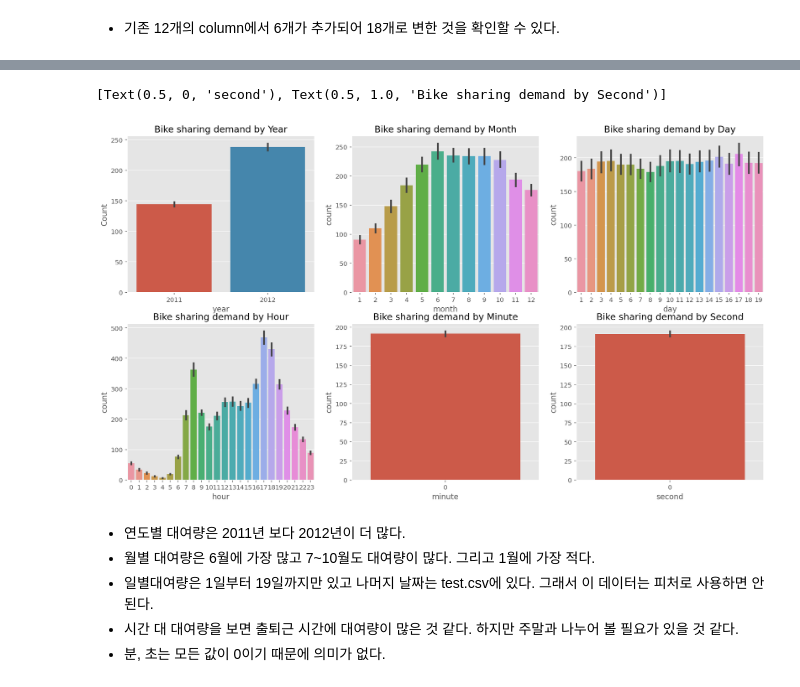
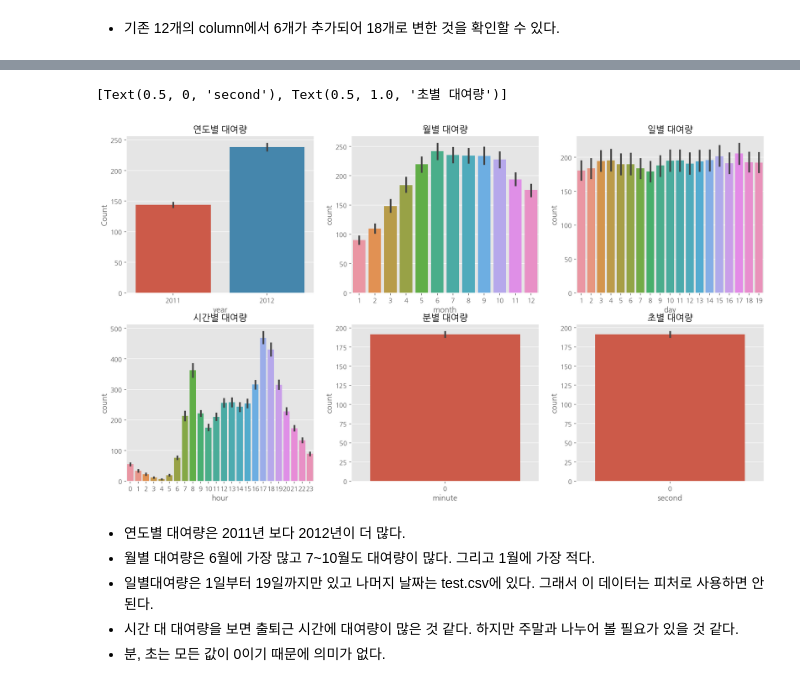
Before and after one commit to HwayoungYoon/Data-Analysis-Practice, a Jupyter notebook: bike-sharing-demand/kaggle_DS_bike_sharing_demand_EDA.ipynb, the cells around one changed output, grey strips where cells are left out. Cells and saved outputs as stored; diff of their text form; code cells hidden in the pictures.

```diff
--- a/bike-sharing-demand/kaggle_DS_bike_sharing_demand_EDA.ipynb
+++ b/bike-sharing-demand/kaggle_DS_bike_sharing_demand_EDA.ipynb
@@ -124,9 +133,8 @@ fm._rebuild()
 # %%
 from IPython.display import set_matplotlib_formats
 
-## Windows의 한글 폰트 설정
-# plt.rc('font', family='NanumGothic')
-
+# Windows의 한글 폰트 설정
+plt.rc('font', family='NanumGothic')
 plt.rc('axes', unicode_minus=False)
 
 # 폰트가 선명하게 보이기 위해
@@ -251,24 +259,24 @@ train.head()
 # %%
 # 연도별, 월별, 일별, 시간별 대여량 시각화
 figure, ((ax1,ax2,ax3), (ax4,ax5,ax6)) = plt.subplots(nrows=2, ncols=3)
 figure.set_size_inches(18,10)
 
 sns.barplot(data=train, x="year", y="count", ax=ax1)
 sns.barplot(data=train, x="month", y="count", ax=ax2)
 sns.barplot(data=train, x="day", y="count", ax=ax3)
 sns.barplot(data=train, x="hour", y="count", ax=ax4)
 sns.barplot(data=train, x="minute", y="count", ax=ax5)
 sns.barplot(data=train, x="second", y="count", ax=ax6)
 
-ax1.set(ylabel='Count',title="Bike sharing demand by Year")
-ax2.set(xlabel='month',title="Bike sharing demand by Month")
-ax3.set(xlabel='day', title="Bike sharing demand by Day")
-ax4.set(xlabel='hour', title="Bike sharing demand by Hour")
-ax5.set(xlabel='minute', title="Bike sharing demand by Minute")
-ax6.set(xlabel='second', title="Bike sharing demand by Second")
+ax1.set(ylabel='Count',title="연도별 대여량")
+ax2.set(xlabel='month',title="월별 대여량")
+ax3.set(xlabel='day', title="일별 대여량")
+ax4.set(xlabel='hour', title="시간별 대여량")
+ax5.set(xlabel='minute', title="분별 대여량")
+ax6.set(xlabel='second', title="초별 대여량")
 # %% [output]
-[Text(0.5, 0, 'second'), Text(0.5, 1.0, 'Bike sharing demand by Second')]
+[Text(0.5, 0, 'second'), Text(0.5, 1.0, '초별 대여량')]
-[figure, old version]
+[figure, new version]
 # %% [markdown]
 * 연도별 대여량은 2011년 보다 2012년이 더 많다.
 * 월별 대여량은 6월에 가장 많고 7~10월도 대여량이 많다. 그리고 1월에 가장 적다.
```
Also changed, not shown: parts of 3 cells of this notebook.
